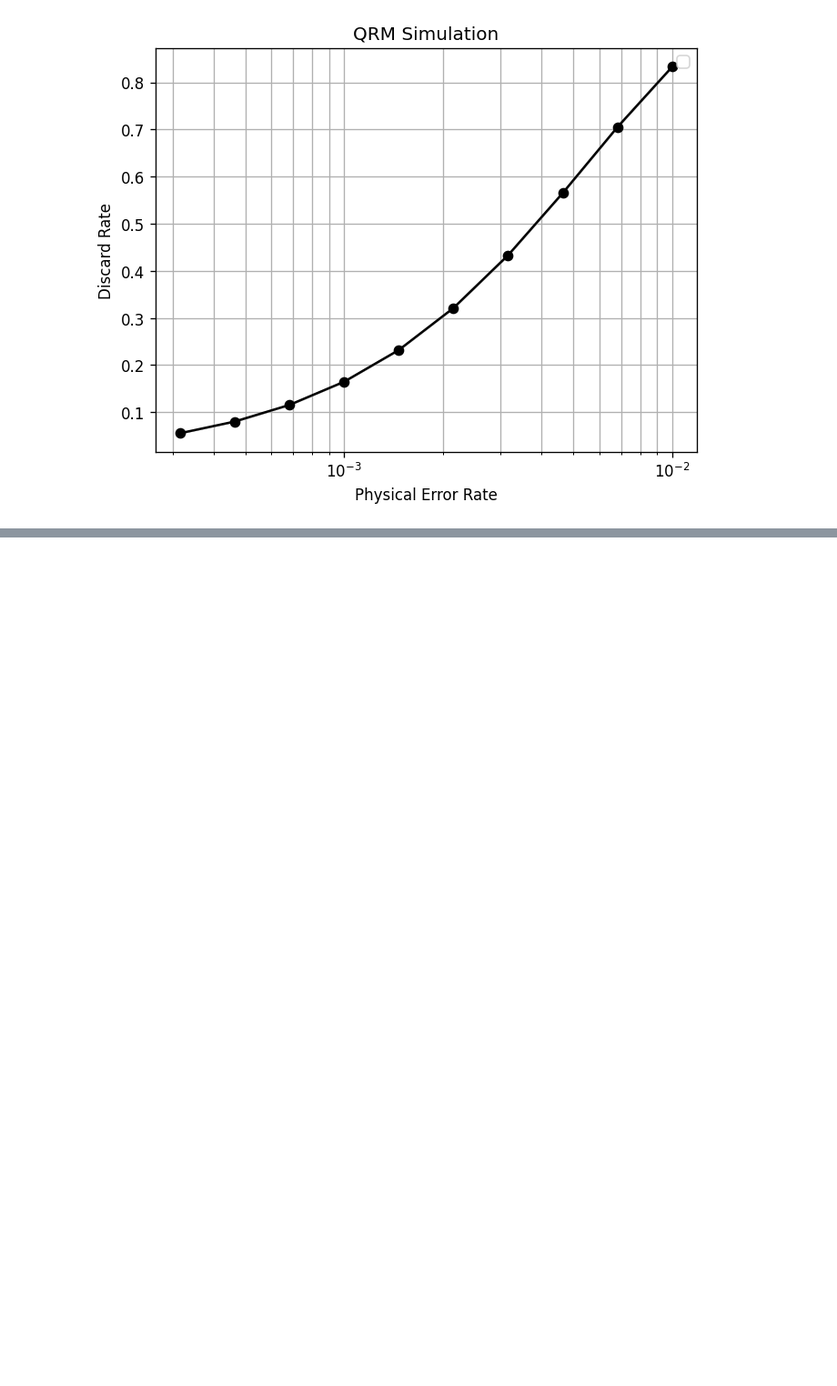
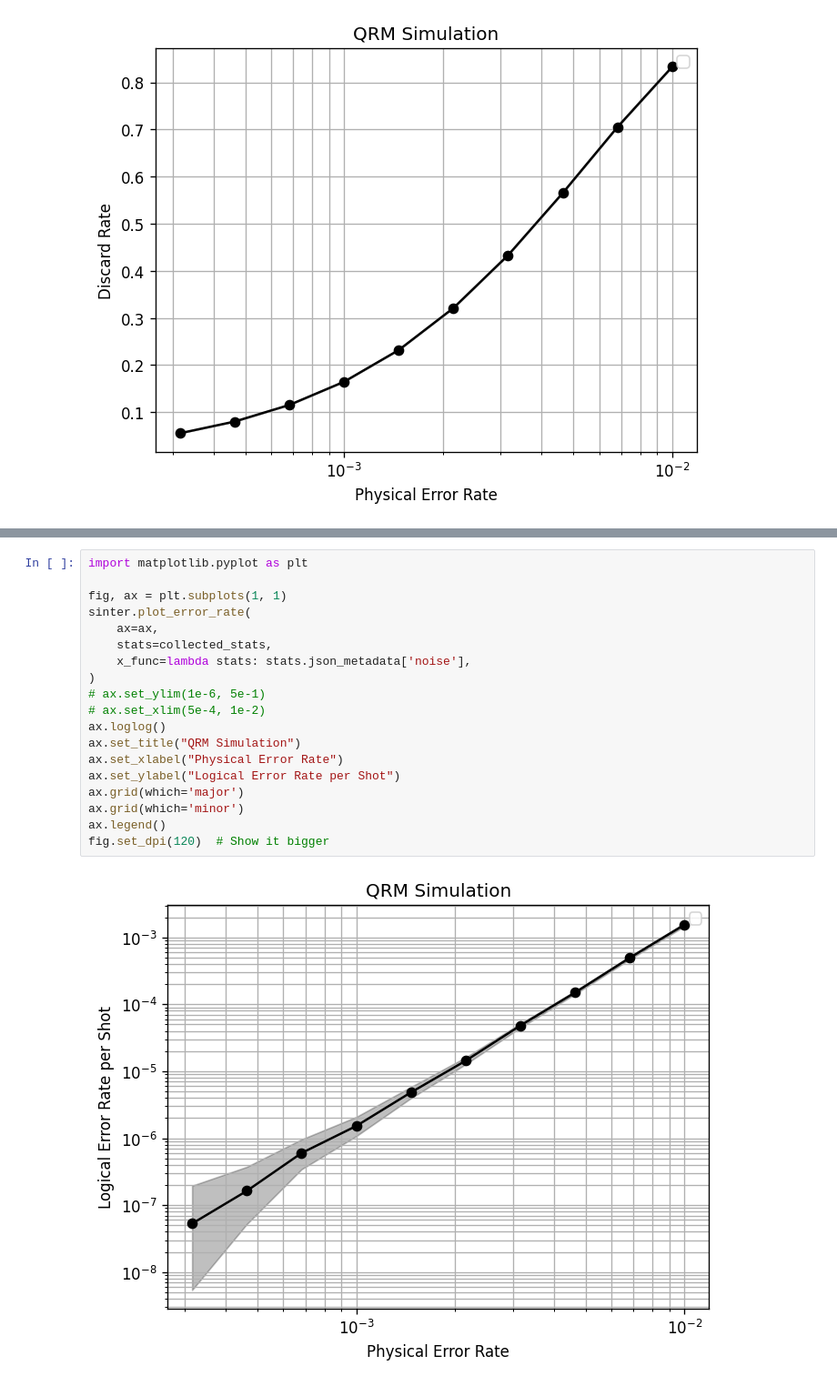
Before and after one commit to itpyi/surface_magic, a Jupyter notebook: qrm_S_gate.ipynb, the cells around one changed output, grey strips where cells are left out. Shown at 91% size. Saved outputs shown, nothing was run; the diff lists cells and outputs as text; blank space fills up the shorter version.

```diff
--- a/qrm_S_gate.ipynb
+++ b/qrm_S_gate.ipynb
@@ -644,0 +691,21 @@ fig.set_dpi(120)  # Show it bigger
+# %%
+import matplotlib.pyplot as plt
+
+fig, ax = plt.subplots(1, 1)
+sinter.plot_error_rate(
+    ax=ax,
+    stats=collected_stats,
+    x_func=lambda stats: stats.json_metadata['noise'],
+)
+# ax.set_ylim(1e-6, 5e-1)
+# ax.set_xlim(5e-4, 1e-2)
+ax.loglog()
+ax.set_title("QRM Simulation")
+ax.set_xlabel("Physical Error Rate")
+ax.set_ylabel("Logical Error Rate per Shot")
+ax.grid(which='major')
+ax.grid(which='minor')
+ax.legend()
+fig.set_dpi(120)  # Show it bigger
+# %% [output]
+[figure, added]
```
Also changed, not shown: parts of 8 cells of this notebook, 2 other files.
